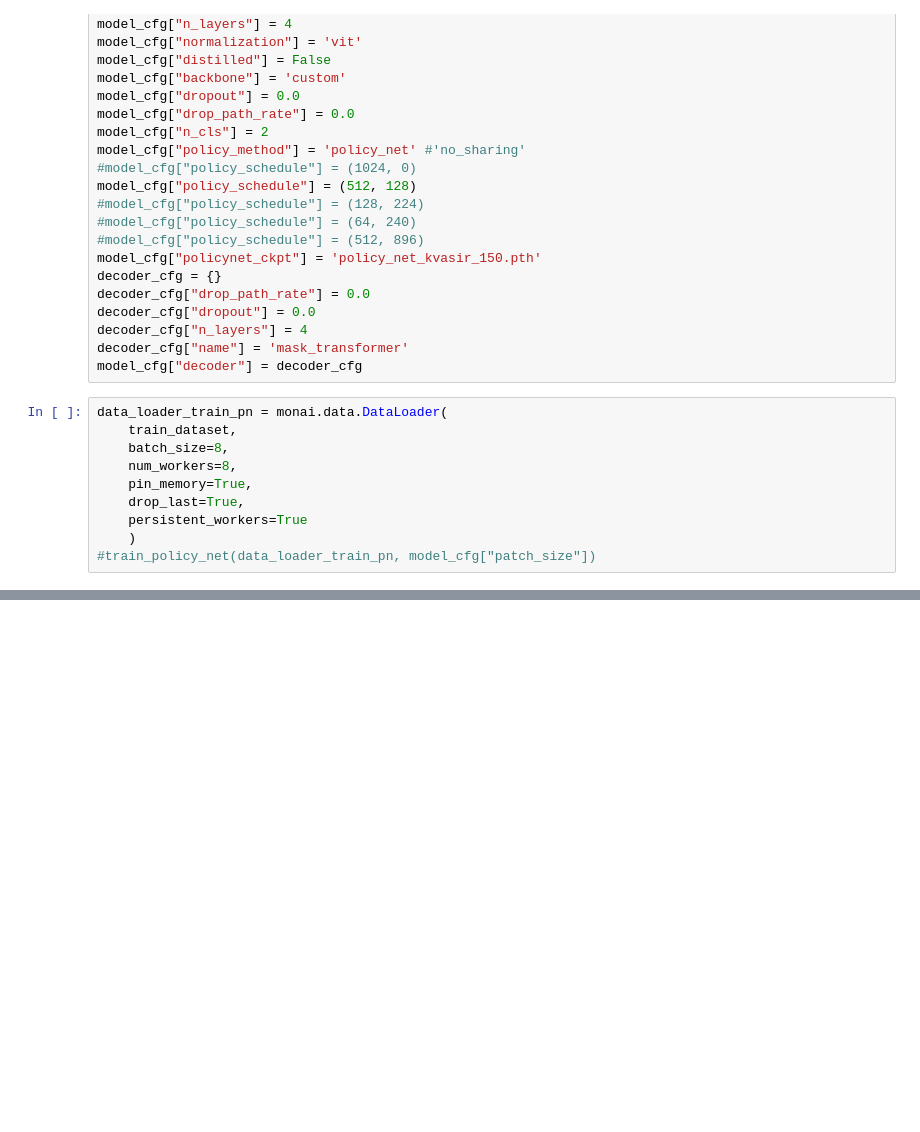
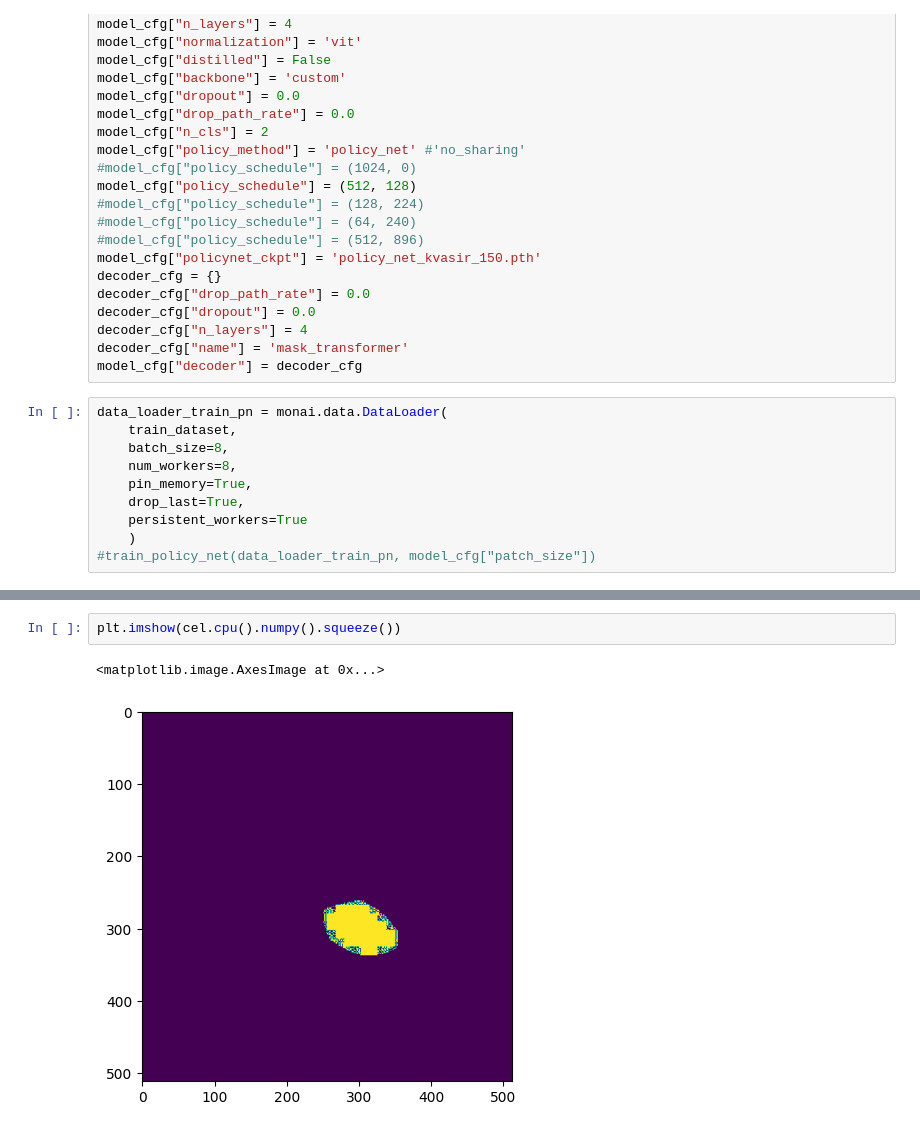
Before and after one commit to Eiphodos/CandidateNet, a Jupyter notebook: CTSKvasir-Seg.ipynb, the cells around one changed output, grey strips where cells are left out. Cells and saved outputs as stored; diff of their text form; blank space fills up the shorter version.

```diff
--- a/CTSKvasir-Seg.ipynb
+++ b/CTSKvasir-Seg.ipynb
@@ -312,0 +341,5 @@ Validation - Dice score: 0.5382
+# %%
+plt.imshow(cel.cpu().numpy().squeeze())
+# %% [output]
+<matplotlib.image.AxesImage at 0x...>
+[figure, added]
```
Also changed, not shown: parts of 5 cells of this notebook, 15 other files.
